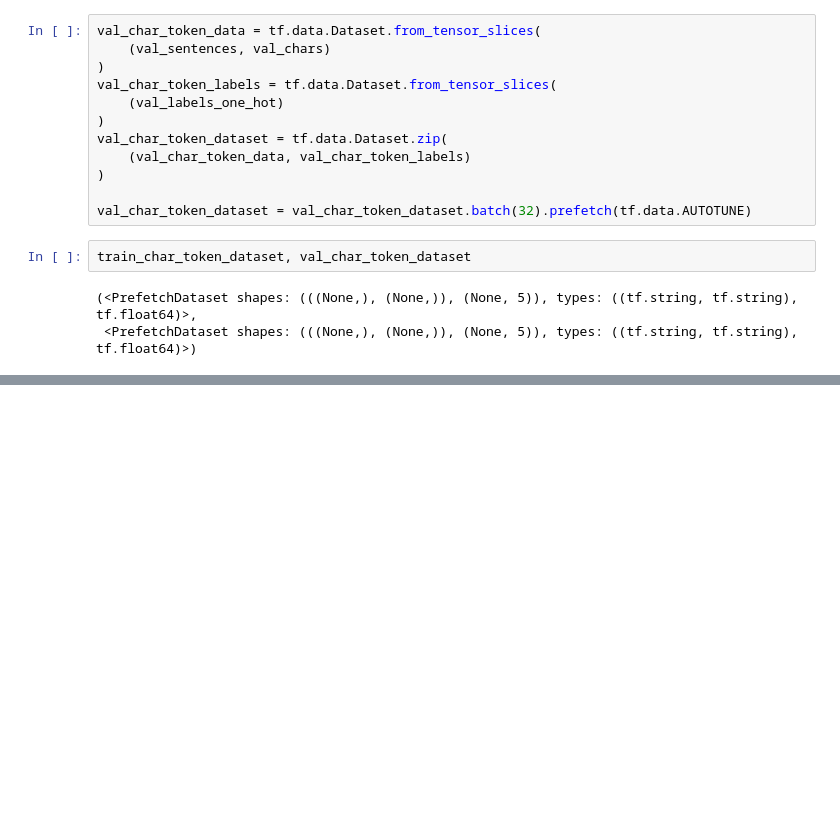
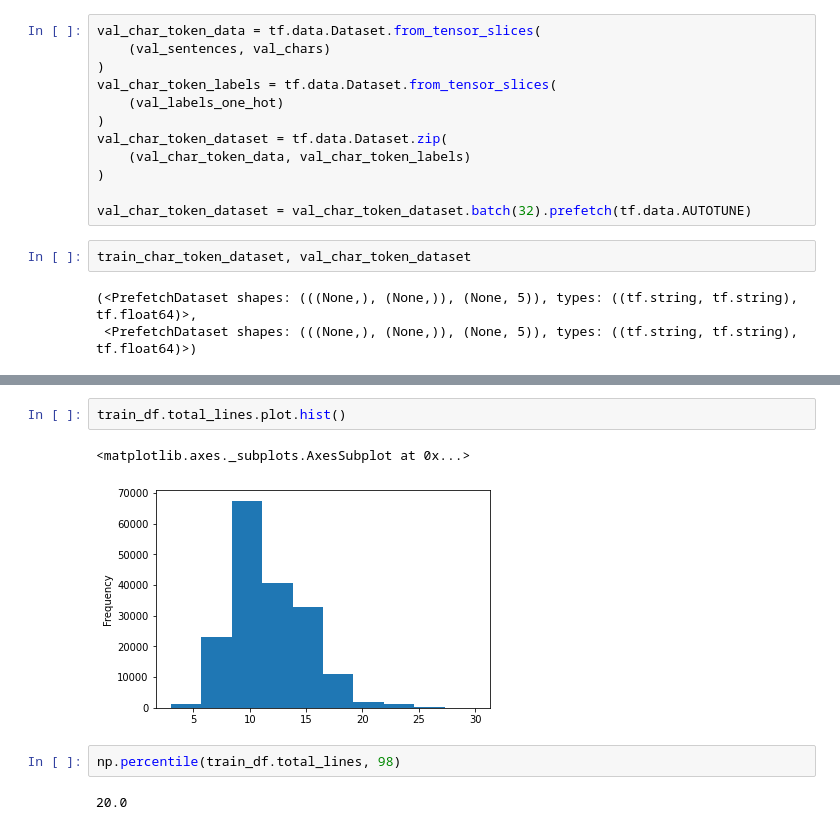
Before and after one commit to BOSOEK/ICT_Learn, a Jupyter notebook: 20210918/study_nlp.ipynb, the cells around one changed output, grey strips where cells are left out. Drawn from its saved outputs; the diff is of its cells as text; blank space fills up the shorter version.

```diff
--- a/20210918/study_nlp.ipynb
+++ b/20210918/study_nlp.ipynb
@@ -1081,0 +1197,9 @@ TypeError: in user code:
+# %%
+train_df.total_lines.plot.hist()
+# %% [output]
+<matplotlib.axes._subplots.AxesSubplot at 0x...>
+[figure, added]
+# %%
+np.percentile(train_df.total_lines, 98)
+# %% [output]
+20.0
```
Also changed, not shown: parts of 62 cells of this notebook.
